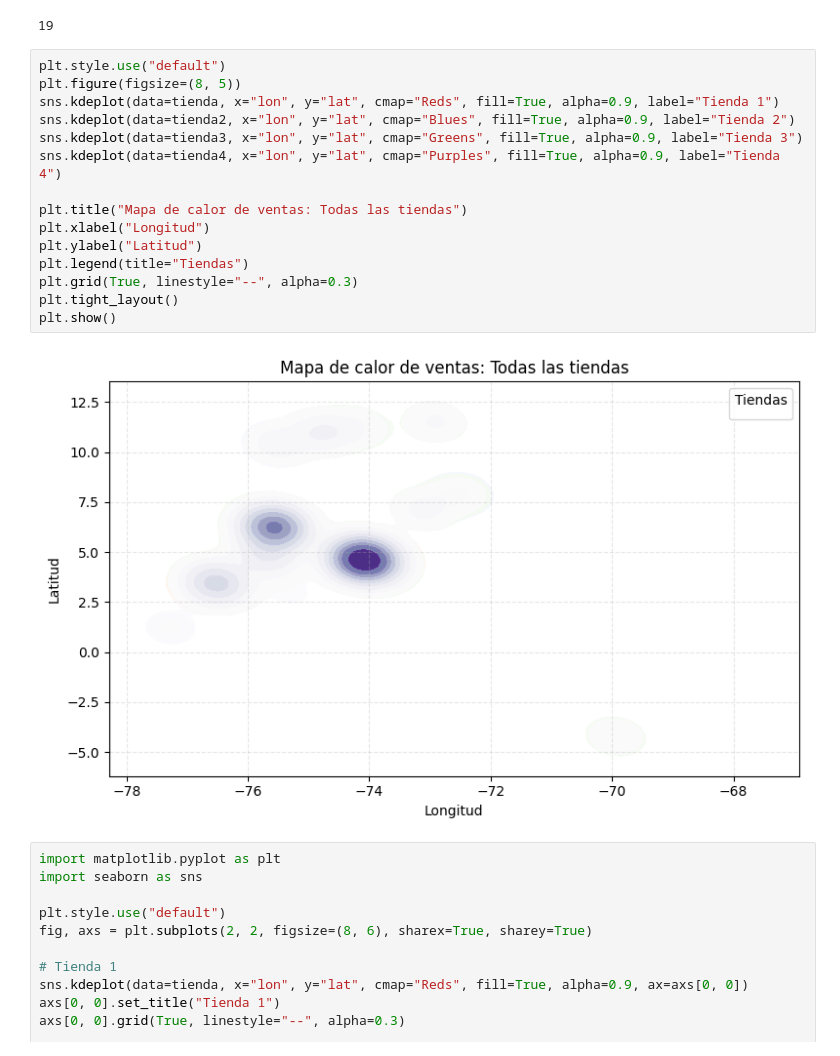
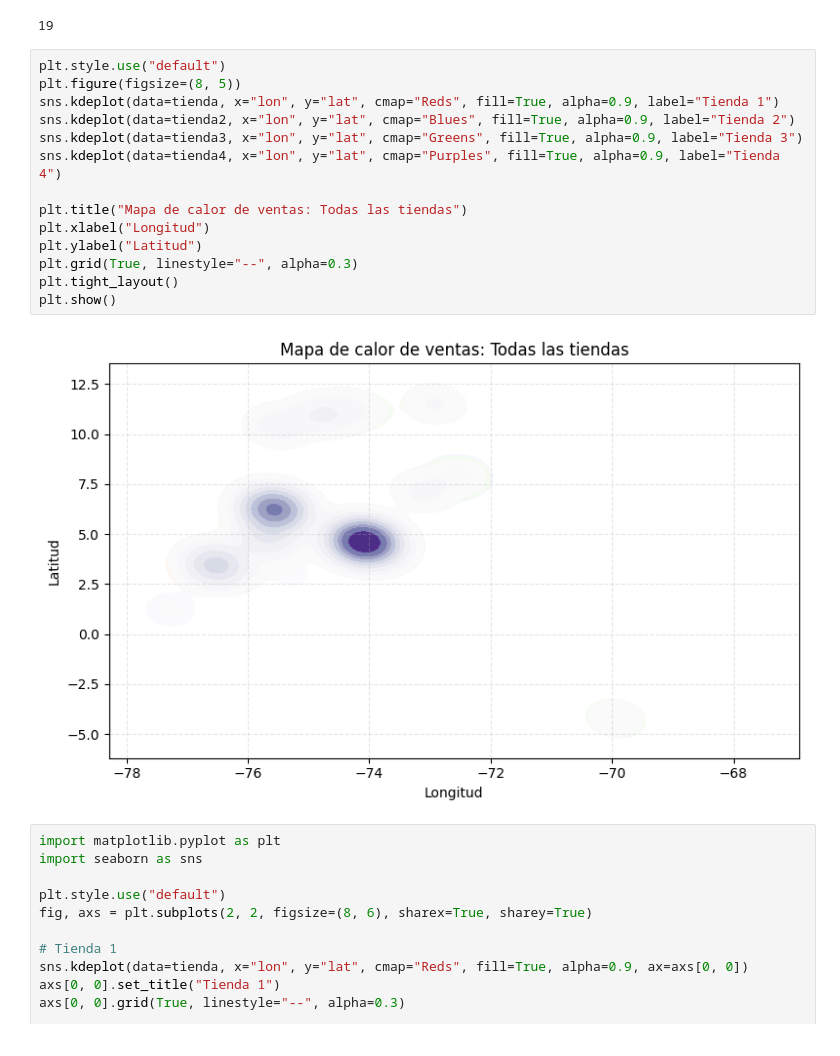
Before and after one commit to mickx79/challengedatascience1, a Jupyter notebook: AluraStoreLatam.ipynb, the cells around one changed output. Cells and saved outputs as stored; diff of their text form.

```diff
--- a/AluraStoreLatam.ipynb
+++ b/AluraStoreLatam.ipynb
@@ -331,20 +331,19 @@ len(tienda[['lat','lon']].value_counts())
 # %%
 plt.style.use("default")
 plt.figure(figsize=(8, 5))
 sns.kdeplot(data=tienda, x="lon", y="lat", cmap="Reds", fill=True, alpha=0.9, label="Tienda 1")
 sns.kdeplot(data=tienda2, x="lon", y="lat", cmap="Blues", fill=True, alpha=0.9, label="Tienda 2")
 sns.kdeplot(data=tienda3, x="lon", y="lat", cmap="Greens", fill=True, alpha=0.9, label="Tienda 3")
 sns.kdeplot(data=tienda4, x="lon", y="lat", cmap="Purples", fill=True, alpha=0.9, label="Tienda 4")
 
 plt.title("Mapa de calor de ventas: Todas las tiendas")
 plt.xlabel("Longitud")
 plt.ylabel("Latitud")
-plt.legend(title="Tiendas")
 plt.grid(True, linestyle="--", alpha=0.3)
 plt.tight_layout()
 plt.show()
 # %% [output]
-[figure, old version]
+[figure, new version]
 # %%
 import matplotlib.pyplot as plt
 import seaborn as sns
```
